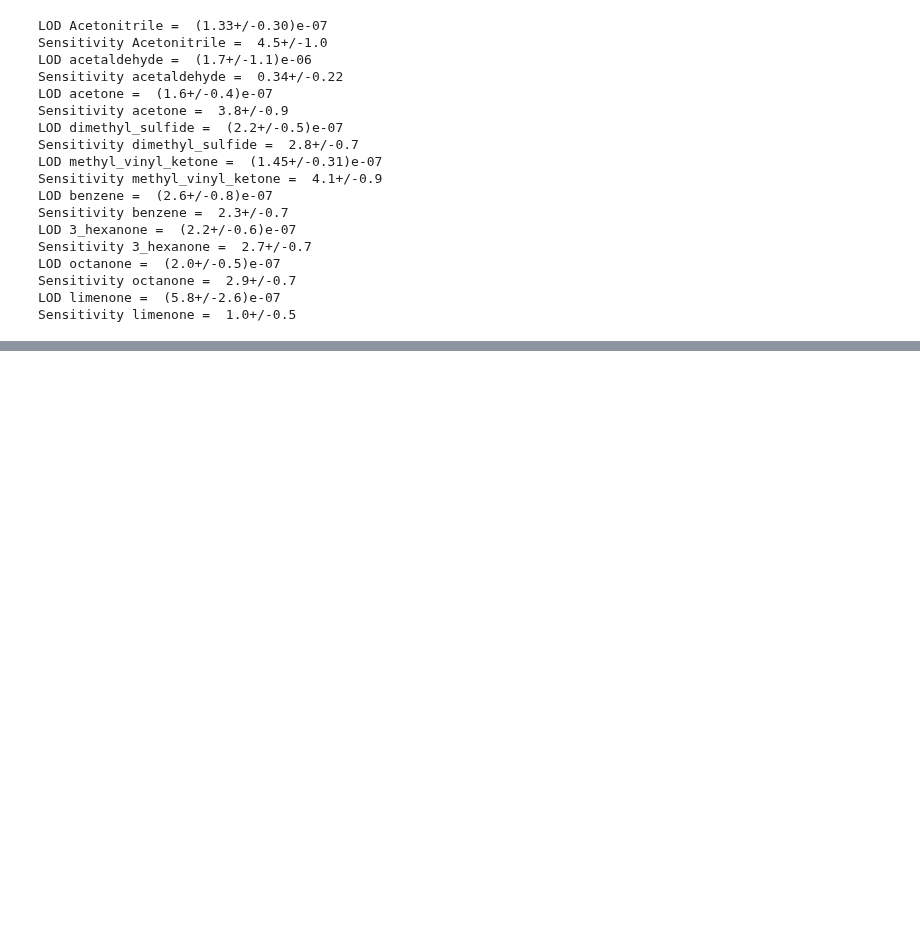
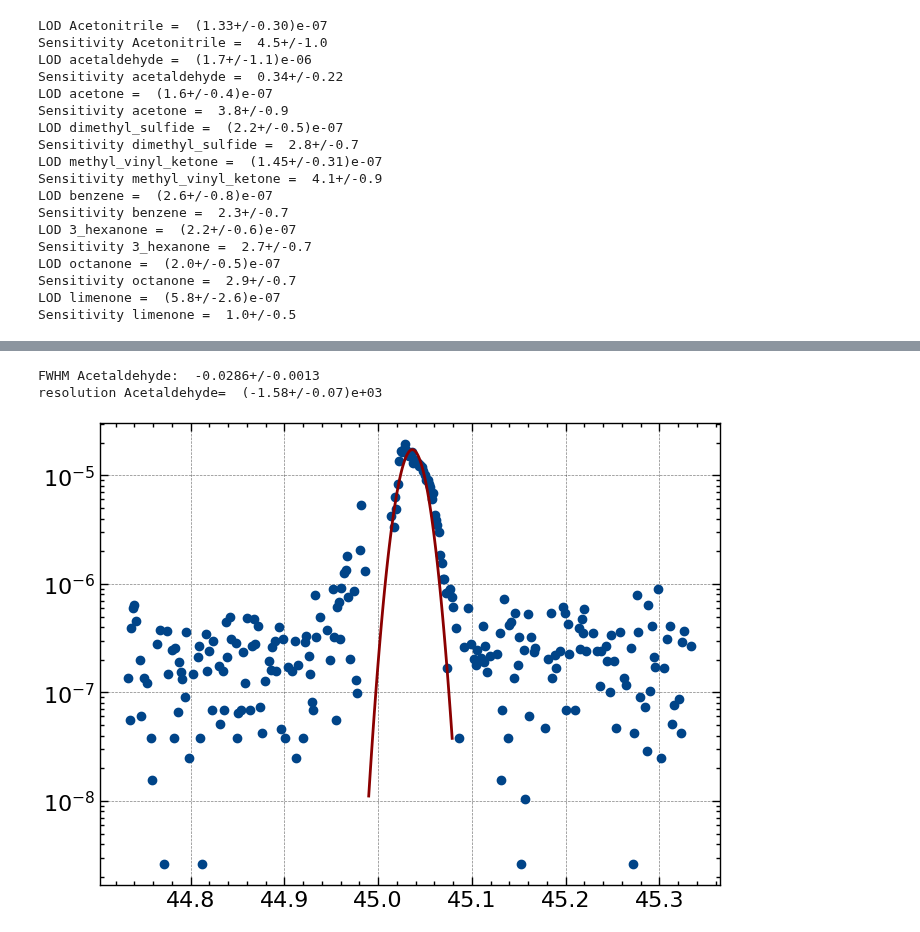
Before and after one commit to KemalOenen/advanced_labcourse, a Jupyter notebook: I002/data_analysis.ipynb, the cells around one changed output, grey strips where cells are left out. Saved outputs shown, nothing was run; the diff lists cells and outputs as text; code cells hidden in the pictures; blank space fills up the shorter version.

```diff
--- a/I002/data_analysis.ipynb
+++ b/I002/data_analysis.ipynb
@@ -175,0 +235,18 @@ Sensitivity limenone =  1.0+/-0.5
+# %%
+#Acetaldehyde
+mass, cps=get_mass_cps(45.034, 200)
+plt.yscale("log")
+plt.scatter(mass, cps)
+
+popt, pcov=curve_fit(Gauss_fit, mass, cps, p0=[1, 100, 45.034])
+#popt, pcov=curve_fit(Gauss_fit, mass, cps, sigma=np.sqrt(cps), p0=[1, 100, 42.1], absolute_sigma=True)
+mass_range=np.arange(44.99, 45.08, 0.001)
+plt.plot(mass_range, Gauss_fit(mass_range, popt[0], popt[1], popt[2]), color="darkred")
+sigma=uncertainties.ufloat(popt[0], np.sqrt(pcov[0][0]))
+print("FWHM Acetaldehyde: ", calculate_FWHM(sigma))
+mass_molecule=uncertainties.ufloat(popt[2], np.sqrt(pcov[2][2]))
+print("resolution Acetaldehyde= ", mass_molecule/calculate_FWHM(sigma))
+# %% [output]
+FWHM Acetaldehyde:  -0.0286+/-0.0013
+resolution Acetaldehyde=  (-1.58+/-0.07)e+03
+[figure, added]
```
Also changed, not shown: parts of 12 cells of this notebook, 2 other files.
